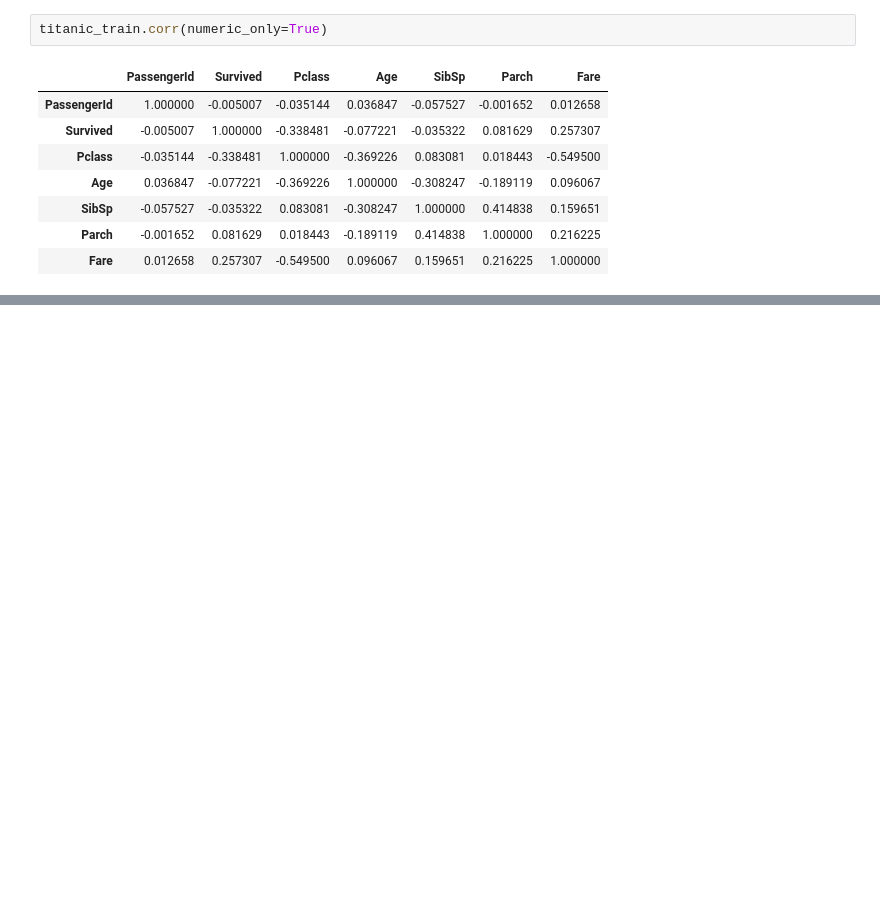
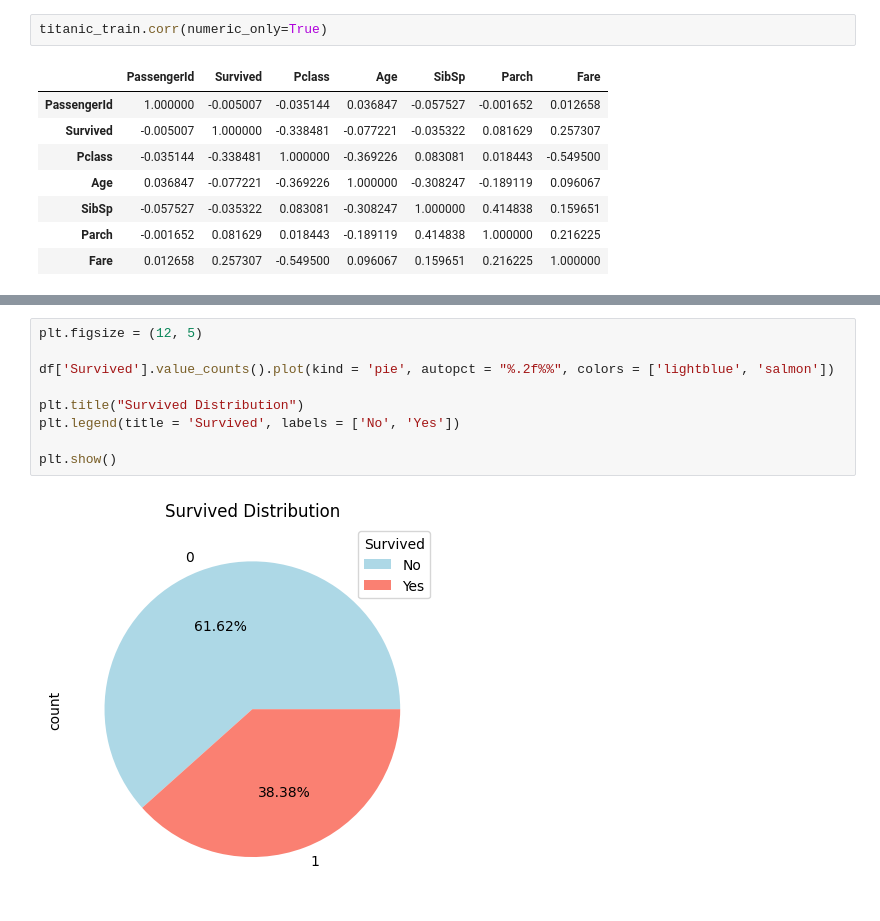
Before and after one commit to Muqaddas-Iftikhar/Titanic-Survival-Analysis, a Jupyter notebook: notebooks/titanic_survivals.ipynb, the cells around one changed output, grey strips where cells are left out. Saved outputs shown, nothing was run; the diff lists cells and outputs as text; blank space fills up the shorter version.

```diff
--- a/notebooks/titanic_survivals.ipynb
+++ b/notebooks/titanic_survivals.ipynb
@@ -117,0 +166,11 @@ titanic_train.corr(numeric_only=True)
+# %%
+plt.figsize = (12, 5)
+
+df['Survived'].value_counts().plot(kind = 'pie', autopct = "%.2f%%", colors = ['lightblue', 'salmon'])
+
+plt.title("Survived Distribution")
+plt.legend(title = 'Survived', labels = ['No', 'Yes'])
+
+plt.show()
+# %% [output]
+[figure, added]
```
Also changed, not shown: parts of 11 cells of this notebook.
